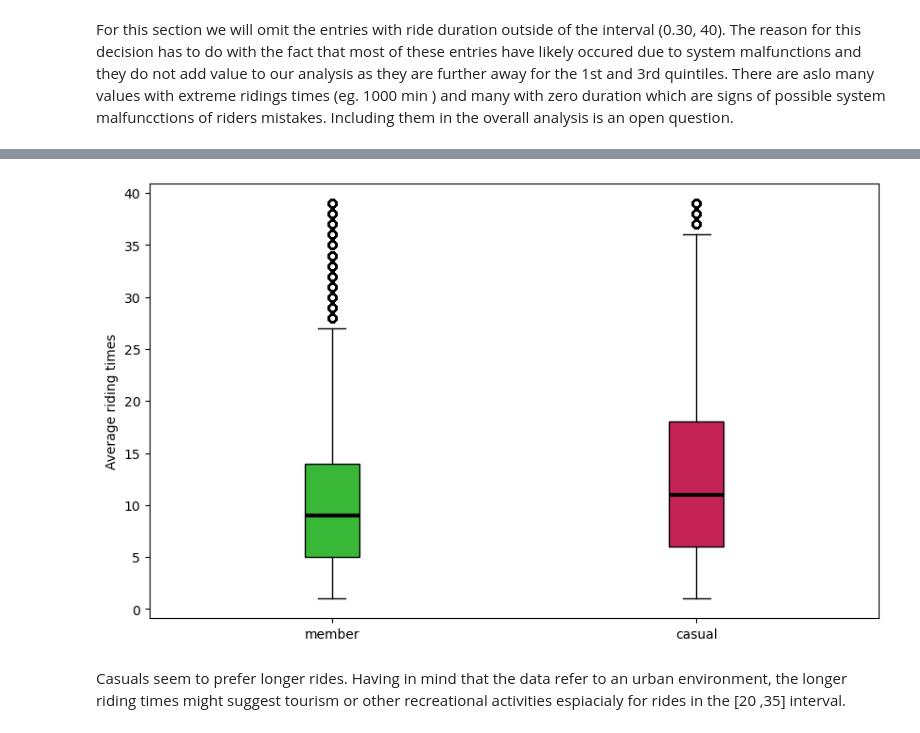
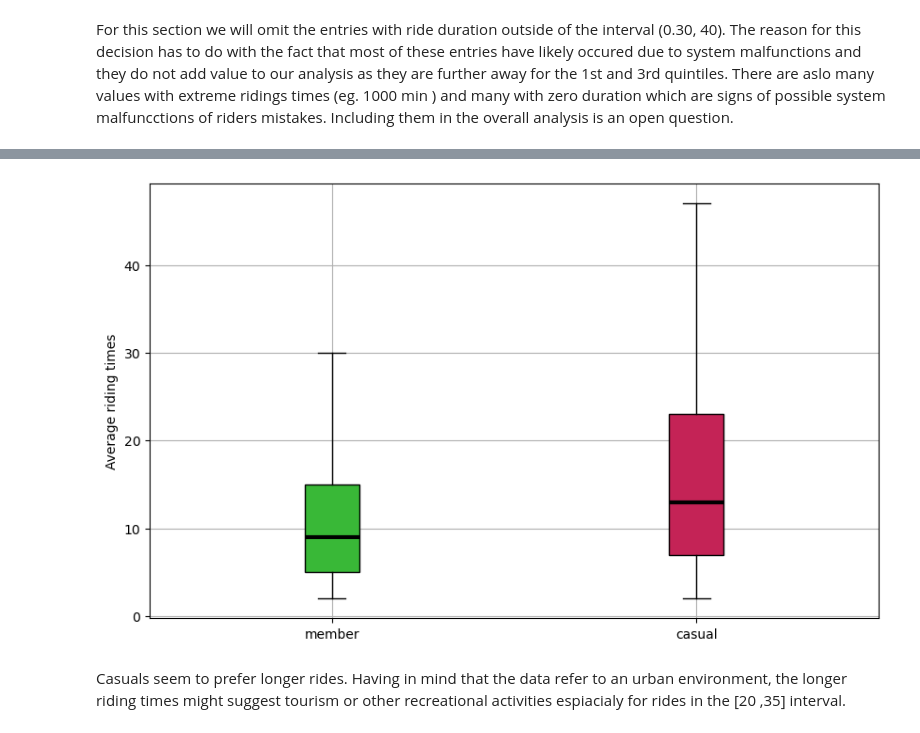
Before and after one commit to ntinasf/Personal-Project-DA, a Jupyter notebook: analysis.ipynb, the cells around one changed output, grey strips where cells are left out. Saved outputs shown, nothing was run; the diff lists cells and outputs as text; code cells hidden in the pictures.

```diff
--- a/analysis.ipynb
+++ b/analysis.ipynb
@@ -256,7 +262,7 @@ duration.describe()
 For this section we will omit the entries with ride duration outside of the interval (0.30, 40). The reason for this decision has to do with the fact that most of these entries have likely occured due to system malfunctions and they do not add value to our analysis as they are further away for the 1st and 3rd quintiles. There are aslo many values with extreme ridings times (eg. 1000 min ) and many with zero duration which are signs of possible system malfuncctions of riders mistakes. Including them in the overall analysis is an open question.
 # %%
 duration = date_time.loc[:, ['member_casual', 'ride_duration']]
-duration = duration[(duration['ride_duration'] > 0.30) & (duration['ride_duration'] < 40)]
+duration = duration[(duration['ride_duration'] > 1.0) & (duration['ride_duration'] < 720)]
 m_d = duration[duration['member_casual'] == 'member']
 c_d = duration[duration['member_casual'] == 'casual']
 # %%
@@ -283,18 +272,20 @@ m_d['ride_duration'].describe(), c_d['ride_duration'].describe()
 # %%
 fig, ax = plt.subplots(figsize=(10, 6), dpi=100)
 ax.set_ylabel('Average riding times')
 arrays = [np.array(m_d['ride_duration']), np.array(c_d['ride_duration'])]
 bplot = ax.boxplot(arrays,
+                   showfliers=False,
                    patch_artist=True)  # will be used to label x-ticks
 colors = [G.m_col, G.c_col]
 for patch, color in zip(bplot['boxes'], colors):
     patch.set_facecolor(color)
 for median in bplot['medians']:
     median.set(color ='black',
                linewidth = 3)
 ax.set_xticklabels([G.m, G.c])
+plt.grid()
 plt.show()
 # %% [output]
-[figure, old version]
+[figure, new version]
 # %% [markdown]
 Casuals seem to prefer longer rides. Having in mind that the data refer to an urban environment, the longer riding times might suggest tourism or other recreational activities espiacialy for rides in the [20 ,35] interval.
```
Also changed, not shown: parts of 39 cells of this notebook, 3 other files.
